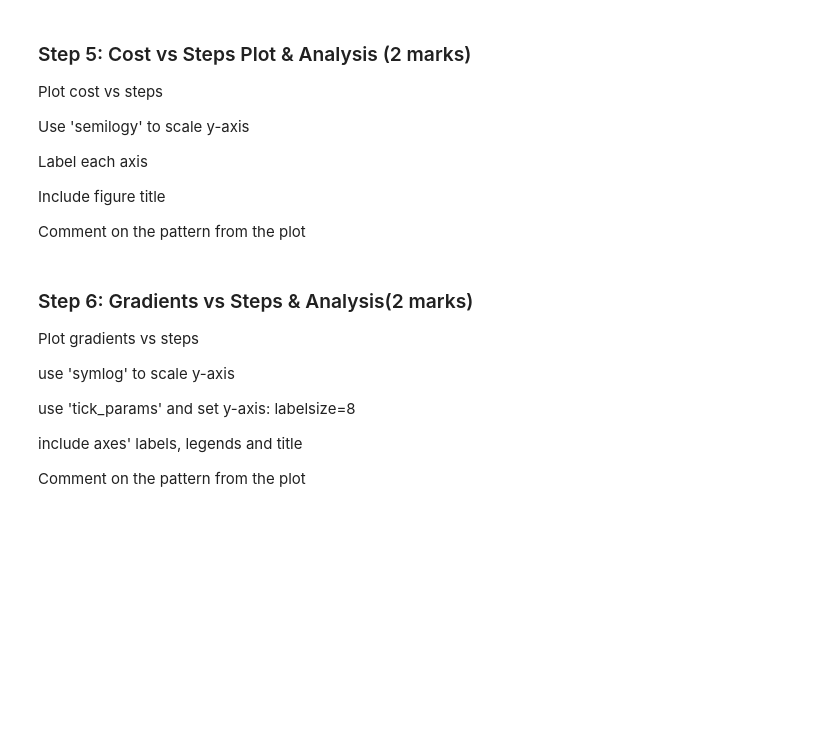
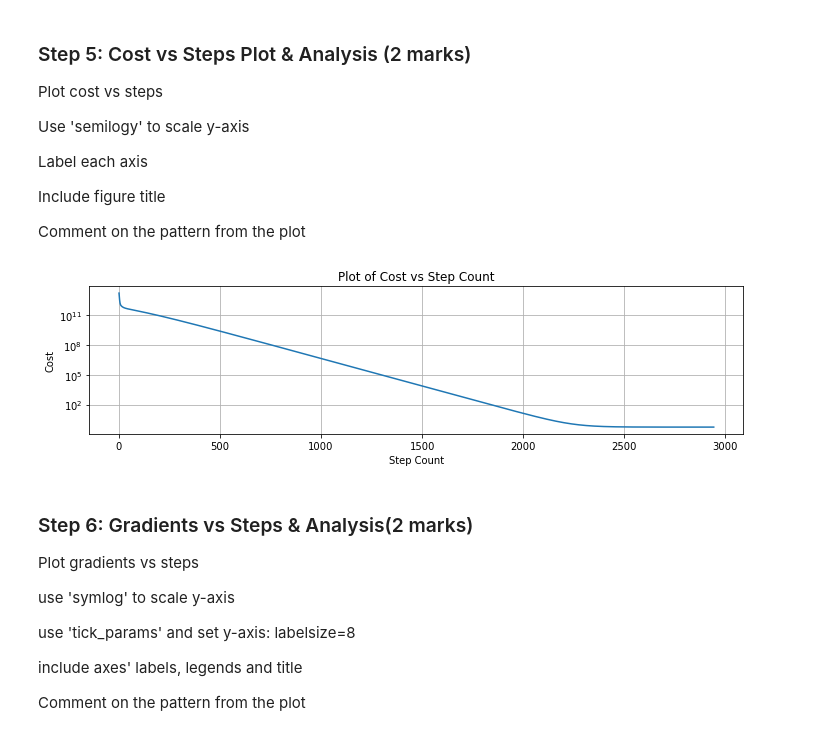
Before and after one commit to Rushad-UCalgary/engg680_2024_fall, a Jupyter notebook: Lab_Assignment3/Assignment3.ipynb, the cells around one changed output. Drawn from its saved outputs; the diff is of its cells as text; code cells hidden in the pictures; blank space fills up the shorter version.

```diff
--- a/Lab_Assignment3/Assignment3.ipynb
+++ b/Lab_Assignment3/Assignment3.ipynb
@@ -212,3 +270,30 @@ plt.show()
+# %%
+#plot cost as a function of steps
+fig , ax = plt.subplots(nrows=1,ncols=1, figsize=(10,3))
+
+#generates list of length steps_count, at increments of 1
+steps_count_axis = np.arange(0, steps_count, 1)
+
+#cost is plotted on a log scale
+plt.semilogy(steps_count_axis, arr_cost)
+
+# Adding labels and title
+plt.title('Plot of Cost vs Step Count')
+plt.xlabel('Step Count')
+plt.ylabel('Cost')
+
+
+ax.grid(True)
+fig.tight_layout()
+plt.show()
+
+# Comment on the pattern
+# The cost function provides information on the accuracy of the machine learning model (by comparing actual versus predicted data).
+# We expect to see the cost function decrease as the number of iterations increase, which is demonstrated in the plot below.
+# The decrease in the cost function reveals that the model is being trained, and accuracy is increasing.
+# The cost function converges at a global minimum between 2000 and 3000 interations, displayed in the graph.
+# %% [output]
+[figure, added]
 # %% [markdown]
 ### Step 6: Gradients vs Steps & Analysis(2 marks)
 Plot gradients vs steps
```
Also changed, not shown: parts of 19 cells of this notebook.
